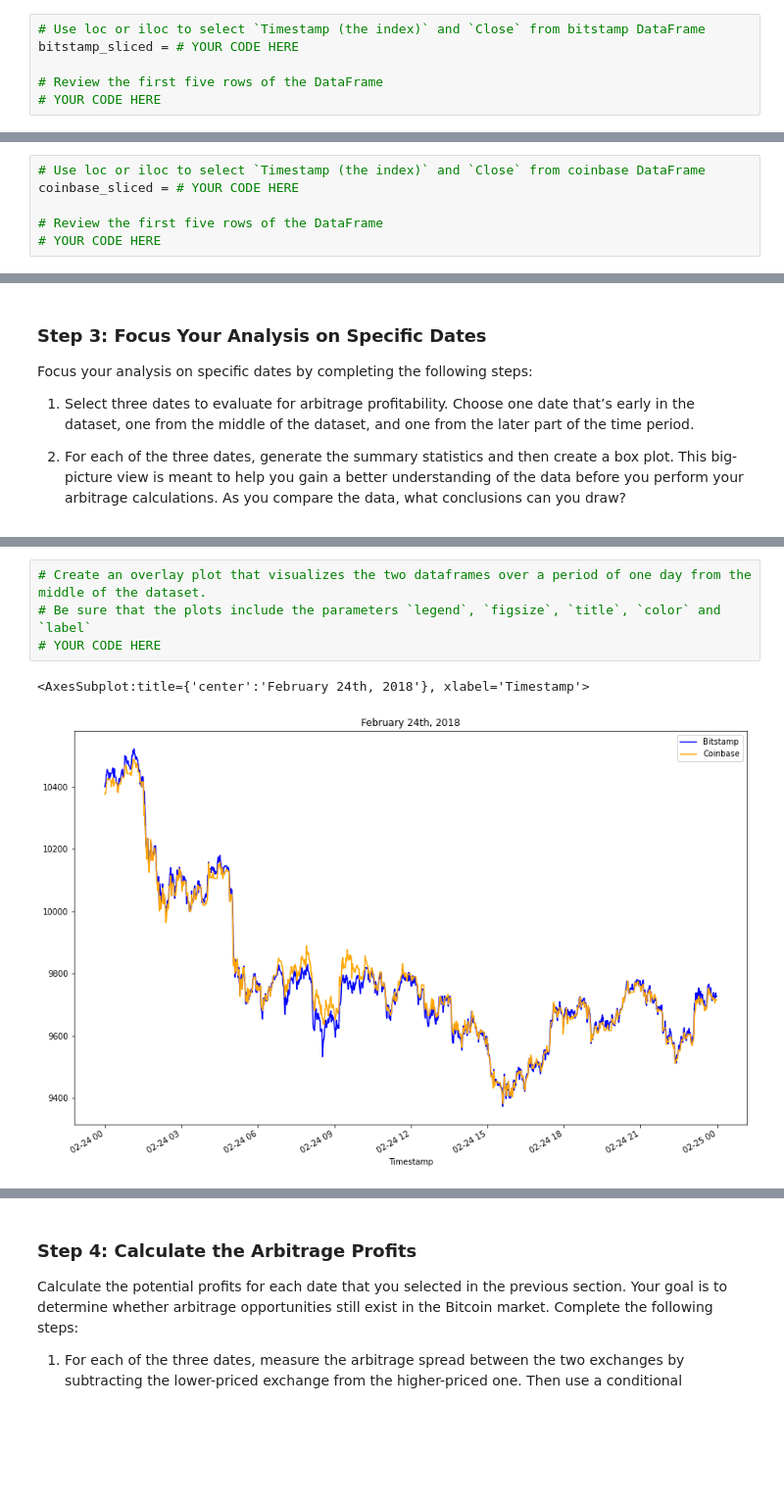
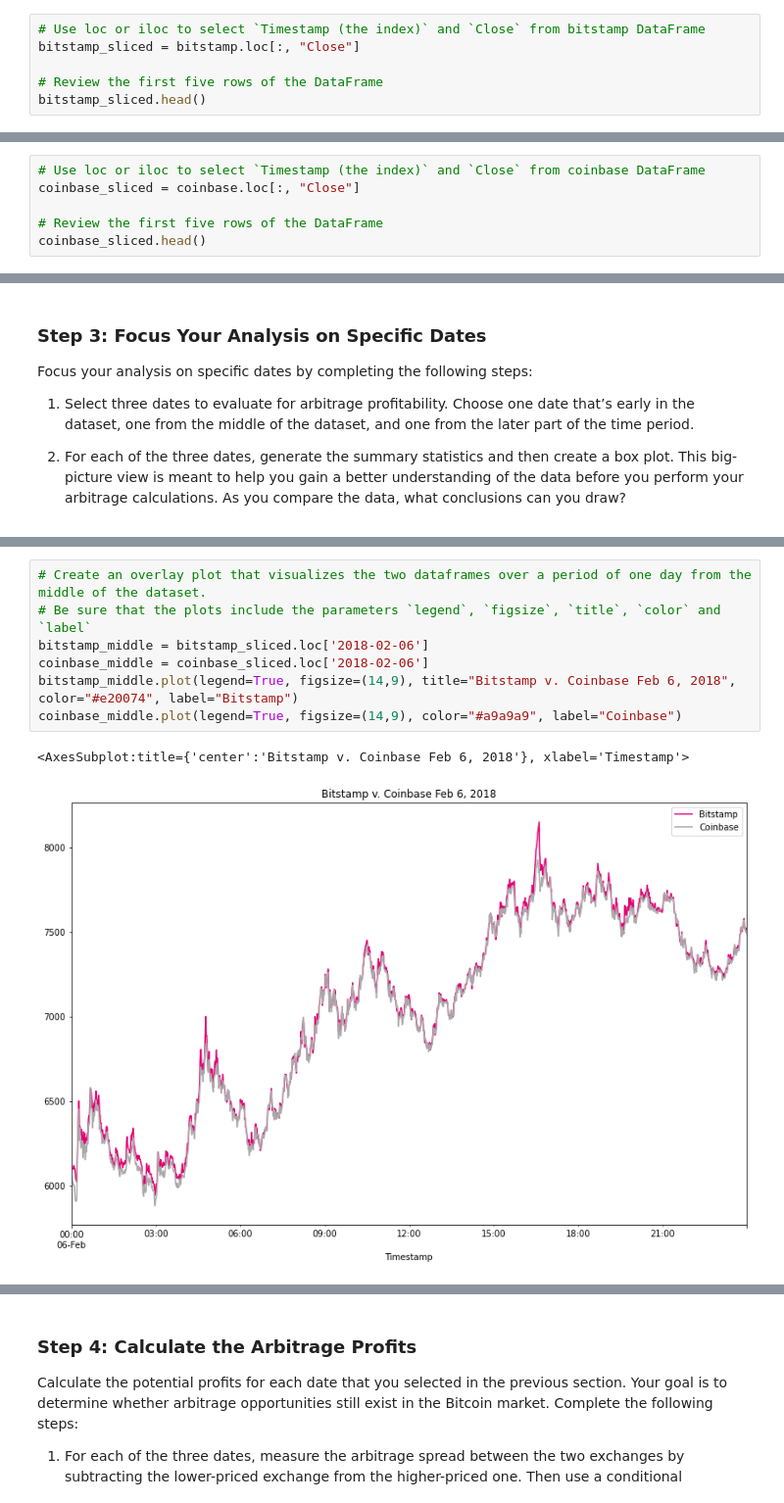
Before and after one commit to rjohnson617/Crypto_Arbitrage, a Jupyter notebook: crypto_arbitrage.ipynb, the cells around one changed output, grey strips where cells are left out. Shown at 98% size. Cells and saved outputs as stored; diff of their text form; blank space fills up the shorter version.

```diff
--- a/crypto_arbitrage.ipynb
+++ b/crypto_arbitrage.ipynb
@@ -241,8 +241,8 @@ Select the data you want to analyze. Use `loc` or `iloc` to select the following
 * Close
 # %%
 # Use loc or iloc to select `Timestamp (the index)` and `Close` from bitstamp DataFrame
-bitstamp_sliced = # YOUR CODE HERE
+bitstamp_sliced = bitstamp.loc[:, "Close"]
 
 # Review the first five rows of the DataFrame
-# YOUR CODE HERE
+bitstamp_sliced.head()
 # %% [output]
@@ -256,7 +256,7 @@ bitstamp_sliced = # YOUR CODE HERE
 # %%
 # Use loc or iloc to select `Timestamp (the index)` and `Close` from coinbase DataFrame
-coinbase_sliced = # YOUR CODE HERE
+coinbase_sliced = coinbase.loc[:, "Close"]
 
 # Review the first five rows of the DataFrame
-# YOUR CODE HERE
+coinbase_sliced.head()
 # %% [output]
@@ -388,10 +394,13 @@ Name: Close, dtype: float64
 # %%
 # Create an overlay plot that visualizes the two dataframes over a period of one day from the middle of the dataset.
 # Be sure that the plots include the parameters `legend`, `figsize`, `title`, `color` and `label`
-# YOUR CODE HERE
+bitstamp_middle = bitstamp_sliced.loc['2018-02-06']
+coinbase_middle = coinbase_sliced.loc['2018-02-06']
+bitstamp_middle.plot(legend=True, figsize=(14,9), title="Bitstamp v. Coinbase Feb 6, 2018", color="#e20074", label="Bitstamp")
+coinbase_middle.plot(legend=True, figsize=(14,9), color="#a9a9a9", label="Coinbase")
 # %% [output]
-<AxesSubplot:title={'center':'February 24th, 2018'}, xlabel='Timestamp'>
+<AxesSubplot:title={'center':'Bitstamp v. Coinbase Feb 6, 2018'}, xlabel='Timestamp'>
-[figure, old version]
+[figure, new version]
 # %%
 # Using the date in the middle that you have selected, calculate the arbitrage spread
 # by subtracting the bitstamp lower closing prices from the coinbase higher closing prices
```
Also changed, not shown: parts of 41 cells of this notebook.
